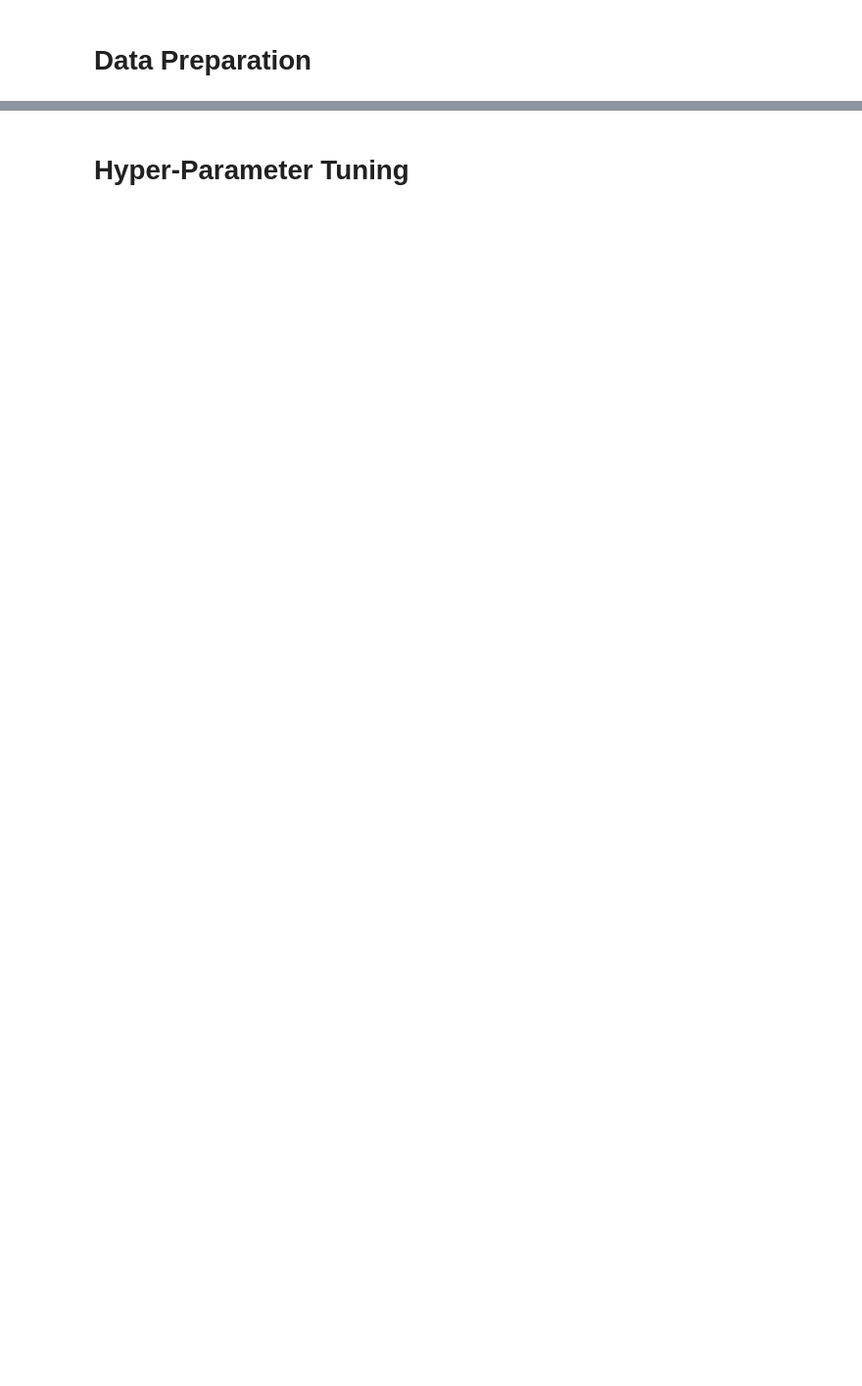
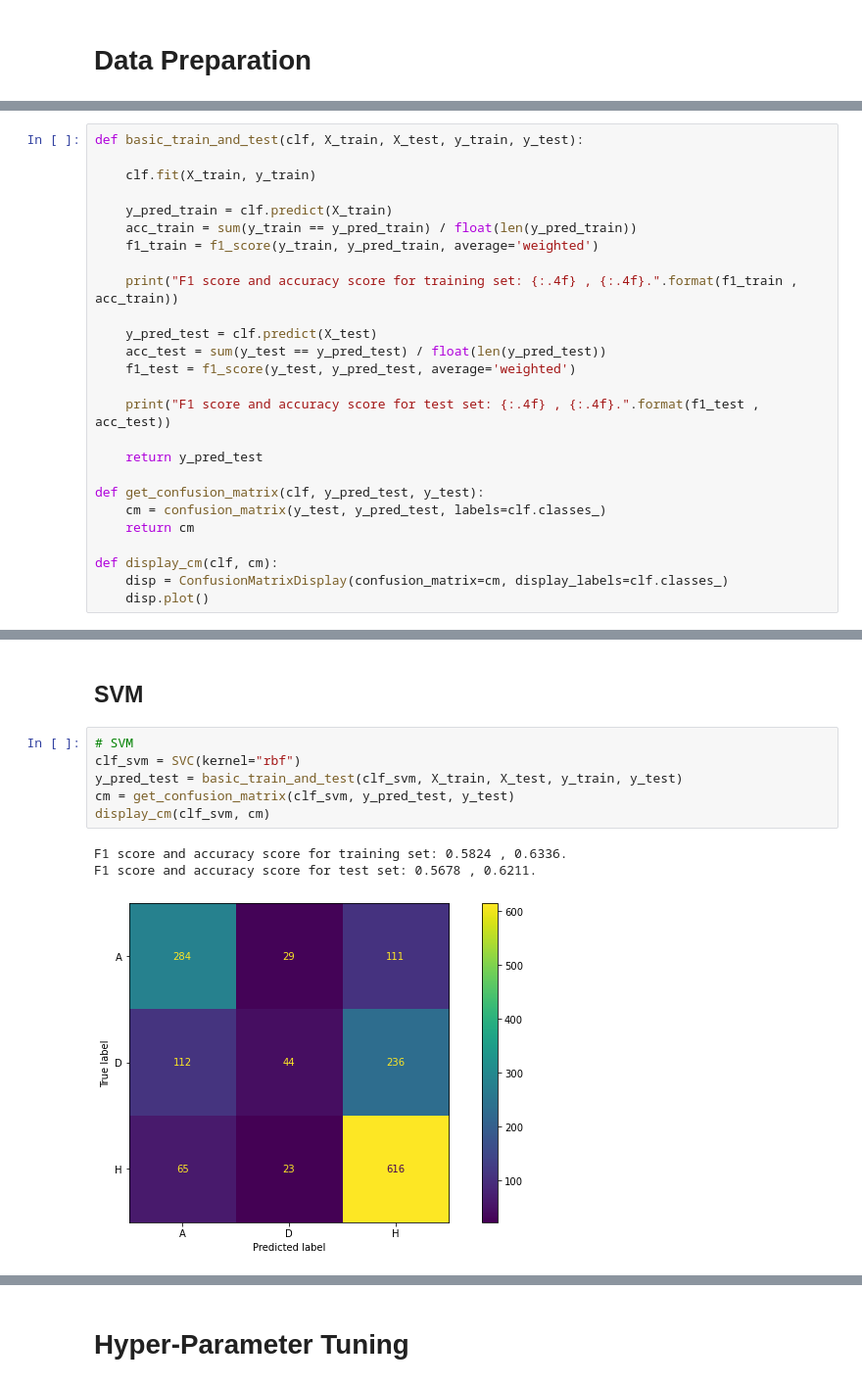
Before and after one commit to Rui-FMF/TAA_1, a Jupyter notebook: football_prediction.ipynb, the cells around one changed output, grey strips where cells are left out. Shown: that part at 98% size. Cells and saved outputs as stored; diff of their text form; blank space fills up the shorter version.

```diff
--- a/football_prediction.ipynb
+++ b/football_prediction.ipynb
@@ -217 +195,27 @@ feature_set[40:50]
+# %%
+def basic_train_and_test(clf, X_train, X_test, y_train, y_test):
+
+    clf.fit(X_train, y_train)
+
+    y_pred_train = clf.predict(X_train)
+    acc_train = sum(y_train == y_pred_train) / float(len(y_pred_train))
+    f1_train = f1_score(y_train, y_pred_train, average='weighted')
+
+    print("F1 score and accuracy score for training set: {:.4f} , {:.4f}.".format(f1_train , acc_train))
+
+    y_pred_test = clf.predict(X_test)
+    acc_test = sum(y_test == y_pred_test) / float(len(y_pred_test))
+    f1_test = f1_score(y_test, y_pred_test, average='weighted')
+
+    print("F1 score and accuracy score for test set: {:.4f} , {:.4f}.".format(f1_test , acc_test))
+
+    return y_pred_test
+
+def get_confusion_matrix(clf, y_pred_test, y_test):
+    cm = confusion_matrix(y_test, y_pred_test, labels=clf.classes_)
+    return cm
+
+def display_cm(clf, cm):
+    disp = ConfusionMatrixDisplay(confusion_matrix=cm, display_labels=clf.classes_)
+    disp.plot()
 # %% [markdown]
@@ -264,0 +233,12 @@ Confusion Matrix:
+# %% [markdown]
+## SVM
+# %%
+# SVM
+clf_svm = SVC(kernel="rbf")
+y_pred_test = basic_train_and_test(clf_svm, X_train, X_test, y_train, y_test)
+cm = get_confusion_matrix(clf_svm, y_pred_test, y_test)
+display_cm(clf_svm, cm)
+# %% [output]
+F1 score and accuracy score for training set: 0.5824 , 0.6336.
+F1 score and accuracy score for test set: 0.5678 , 0.6211.
+[figure, added]
```
Also changed, not shown: parts of 42 cells of this notebook, 3 other files.
